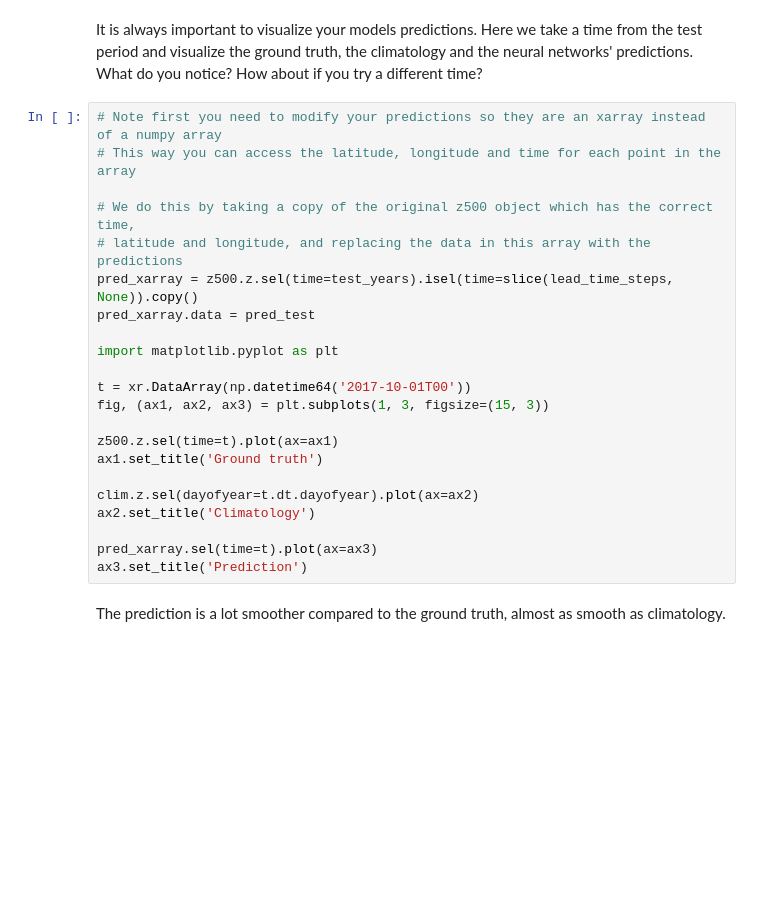
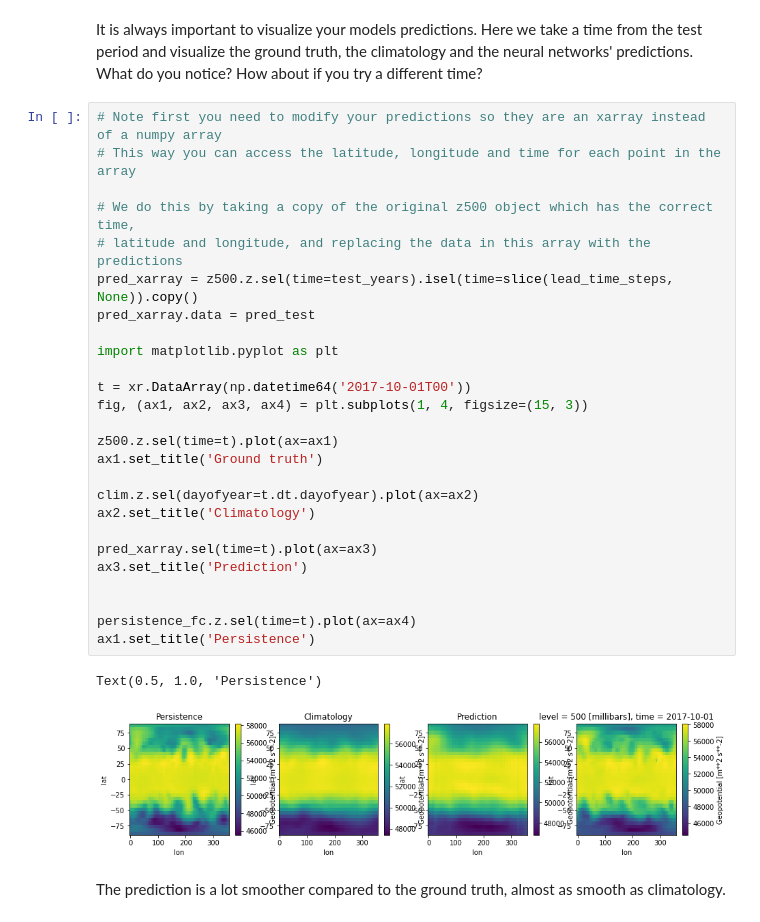
Before and after one commit to christianhidber/weatherbench, a Jupyter notebook: tier_1/weatherbench.ipynb, the cells around one changed output. Cells and saved outputs as stored; diff of their text form; blank space fills up the shorter version.

```diff
--- a/tier_1/weatherbench.ipynb
+++ b/tier_1/weatherbench.ipynb
@@ -200,25 +214,32 @@ It is always important to visualize your models predictions. Here we take a time
 # %%
 # Note first you need to modify your predictions so they are an xarray instead of a numpy array
 # This way you can access the latitude, longitude and time for each point in the array
 
 # We do this by taking a copy of the original z500 object which has the correct time,
 # latitude and longitude, and replacing the data in this array with the predictions
 pred_xarray = z500.z.sel(time=test_years).isel(time=slice(lead_time_steps, None)).copy()
 pred_xarray.data = pred_test
 
 import matplotlib.pyplot as plt
 
 t = xr.DataArray(np.datetime64('2017-10-01T00'))
-fig, (ax1, ax2, ax3) = plt.subplots(1, 3, figsize=(15, 3))
+fig, (ax1, ax2, ax3, ax4) = plt.subplots(1, 4, figsize=(15, 3))
 
 z500.z.sel(time=t).plot(ax=ax1)
 ax1.set_title('Ground truth')
 
 clim.z.sel(dayofyear=t.dt.dayofyear).plot(ax=ax2)
 ax2.set_title('Climatology')
 
 pred_xarray.sel(time=t).plot(ax=ax3)
 ax3.set_title('Prediction')
+
+
+persistence_fc.z.sel(time=t).plot(ax=ax4)
+ax1.set_title('Persistence')
+# %% [output]
+Text(0.5, 1.0, 'Persistence')
+[figure, added]
 # %% [markdown]
 The prediction is a lot smoother compared to the ground truth, almost as smooth as climatology.
 # %% [markdown]
```
Also changed, not shown: parts of 2 cells of this notebook.
